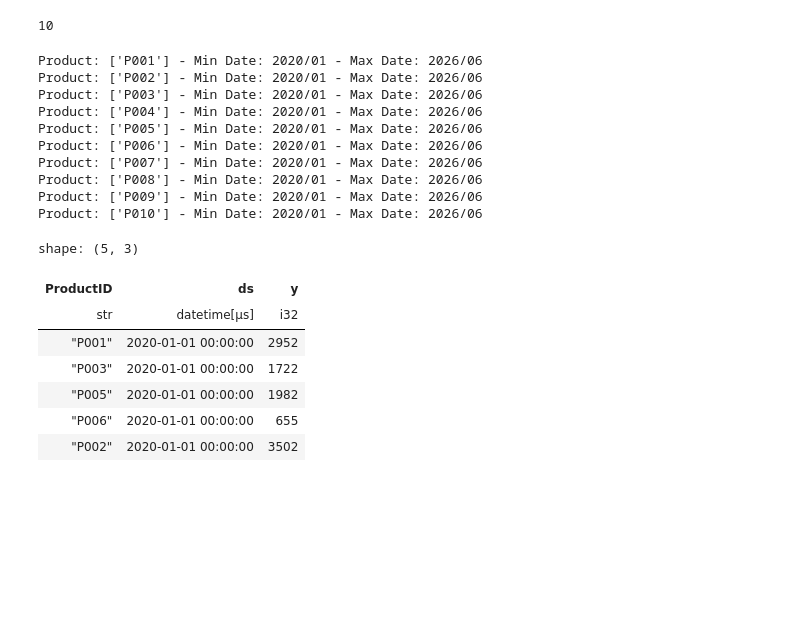
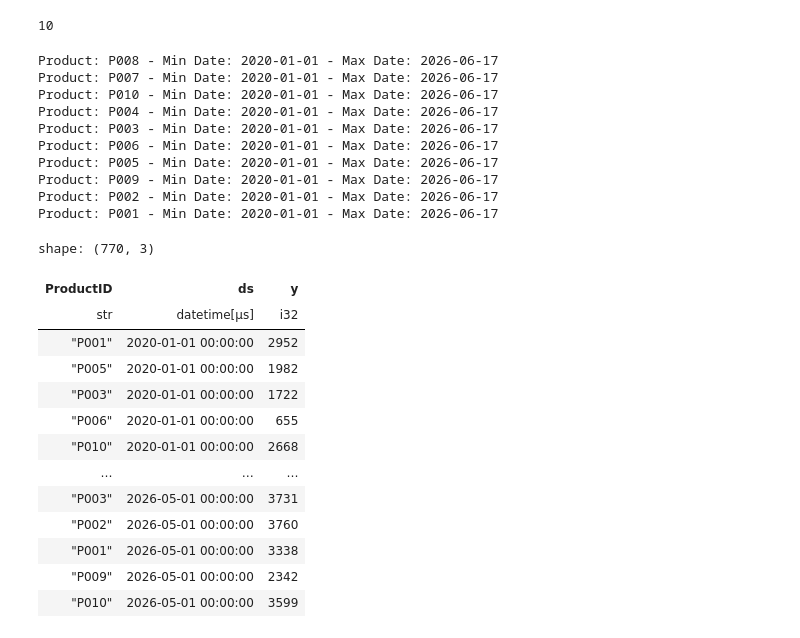
Before and after one commit to maranefabio/Company_Sales_Forecasting, a Jupyter notebook: main.ipynb, the cells around one changed output. Drawn from its saved outputs; the diff is of its cells as text; code cells hidden in the pictures; blank space fills up the shorter version.

```diff
--- a/main.ipynb
+++ b/main.ipynb
@@ -49,41 +54,50 @@ df_raw = df_raw.with_columns(
     ).alias('YearMonth')
 )
 # %%
-for product in df_raw.sort(by='ProductID').select(pl.col('ProductID')).unique().to_numpy():
-    min_date: dt.date = df_raw.filter(pl.col('ProductID') == product).select(pl.col('YearMonth')).min().item()
-    max_date: dt.date = df_raw.filter(pl.col('ProductID') == product).select(pl.col('YearMonth')).max().item()
+for product in df_raw.sort(by='ProductID')['ProductID'].unique().to_numpy():
+    min_date: dt.date = df_raw.filter(pl.col('ProductID') == product)['SaleDate'].min()
+    max_date: dt.date = df_raw.filter(pl.col('ProductID') == product)['SaleDate'].max()
 
     print(f'Product: {product} - Min Date: {min_date} - Max Date: {max_date}')
 # %% [output]
-Product: ['P001'] - Min Date: 2020/01 - Max Date: 2026/06
-Product: ['P002'] - Min Date: 2020/01 - Max Date: 2026/06
-Product: ['P003'] - Min Date: 2020/01 - Max Date: 2026/06
-Product: ['P004'] - Min Date: 2020/01 - Max Date: 2026/06
-Product: ['P005'] - Min Date: 2020/01 - Max Date: 2026/06
-Product: ['P006'] - Min Date: 2020/01 - Max Date: 2026/06
-Product: ['P007'] - Min Date: 2020/01 - Max Date: 2026/06
-Product: ['P008'] - Min Date: 2020/01 - Max Date: 2026/06
-Product: ['P009'] - Min Date: 2020/01 - Max Date: 2026/06
-Product: ['P010'] - Min Date: 2020/01 - Max Date: 2026/06
+Product: P008 - Min Date: 2020-01-01 - Max Date: 2026-06-17
+Product: P007 - Min Date: 2020-01-01 - Max Date: 2026-06-17
+Product: P010 - Min Date: 2020-01-01 - Max Date: 2026-06-17
+Product: P004 - Min Date: 2020-01-01 - Max Date: 2026-06-17
+Product: P003 - Min Date: 2020-01-01 - Max Date: 2026-06-17
+Product: P006 - Min Date: 2020-01-01 - Max Date: 2026-06-17
+Product: P005 - Min Date: 2020-01-01 - Max Date: 2026-06-17
+Product: P009 - Min Date: 2020-01-01 - Max Date: 2026-06-17
+Product: P002 - Min Date: 2020-01-01 - Max Date: 2026-06-17
+Product: P001 - Min Date: 2020-01-01 - Max Date: 2026-06-17
+# %%
+df_raw = df_raw.filter(
+    pl.col('SaleDate') < dt.date(2026, 6, 1)
+)
 # %%
 etl: ETL = ETL()
 # %%
-df_QT: pd.DataFrame = etl.prepare_dataframe(
-    df=df_raw.to_pandas(),
-    x='ProductID',
-    y='QT',
-    date_cut='2026/01'
+df_QT_noiseless: pd.DataFrame = etl.prepare_dataframe(
+    df = df_raw.to_pandas(),
+    x = 'ProductID',
+    y = 'QT'
 )
 
-df_QT: pl.DataFrame = pl.from_pandas(df_QT)
+df_QT_noiseless: pl.DataFrame = pl.from_pandas(df_QT_noiseless)
 # %%
-df_QT.head(5)
+df_QT_noiseless
 # %% [output]
-shape: (5, 3)
+shape: (770, 3)
 | ProductID | ds | y |
 | str | datetime[μs] | i32 |
 | "P001" | 2020-01-01 00:00:00 | 2952 |
+| "P005" | 2020-01-01 00:00:00 | 1982 |
 | "P003" | 2020-01-01 00:00:00 | 1722 |
-| "P005" | 2020-01-01 00:00:00 | 1982 |
 | "P006" | 2020-01-01 00:00:00 | 655 |
-| "P002" | 2020-01-01 00:00:00 | 3502 |
+| "P010" | 2020-01-01 00:00:00 | 2668 |
+| … | … | … |
+| "P003" | 2026-05-01 00:00:00 | 3731 |
+| "P002" | 2026-05-01 00:00:00 | 3760 |
+| "P001" | 2026-05-01 00:00:00 | 3338 |
+| "P009" | 2026-05-01 00:00:00 | 2342 |
+| "P010" | 2026-05-01 00:00:00 | 3599 |
```
Also changed, not shown: parts of 12 cells of this notebook, 2 other files.
